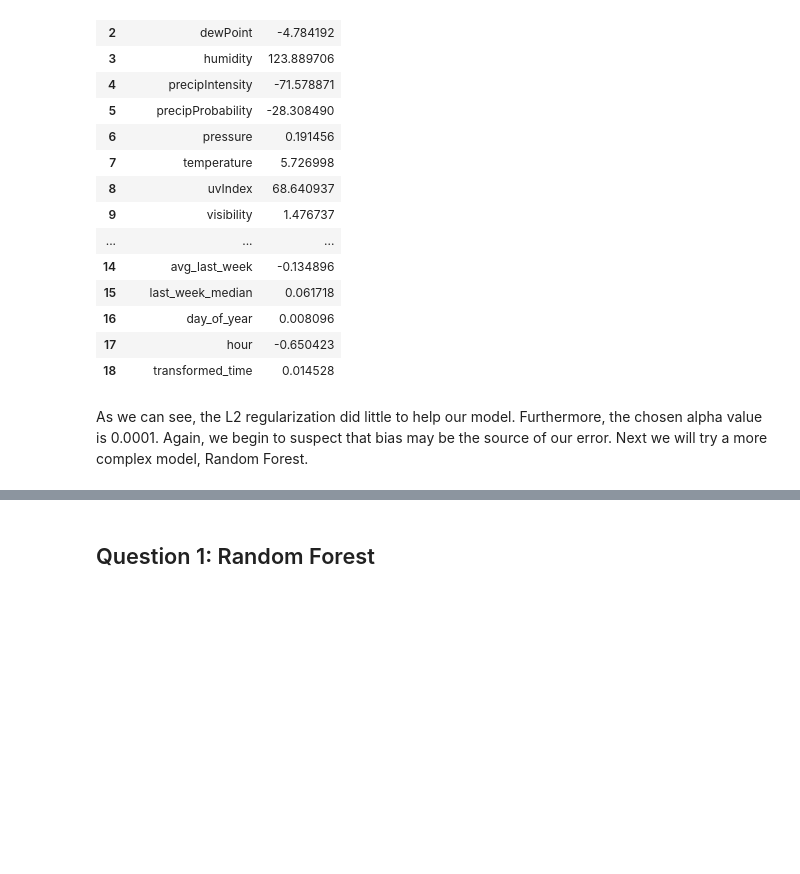
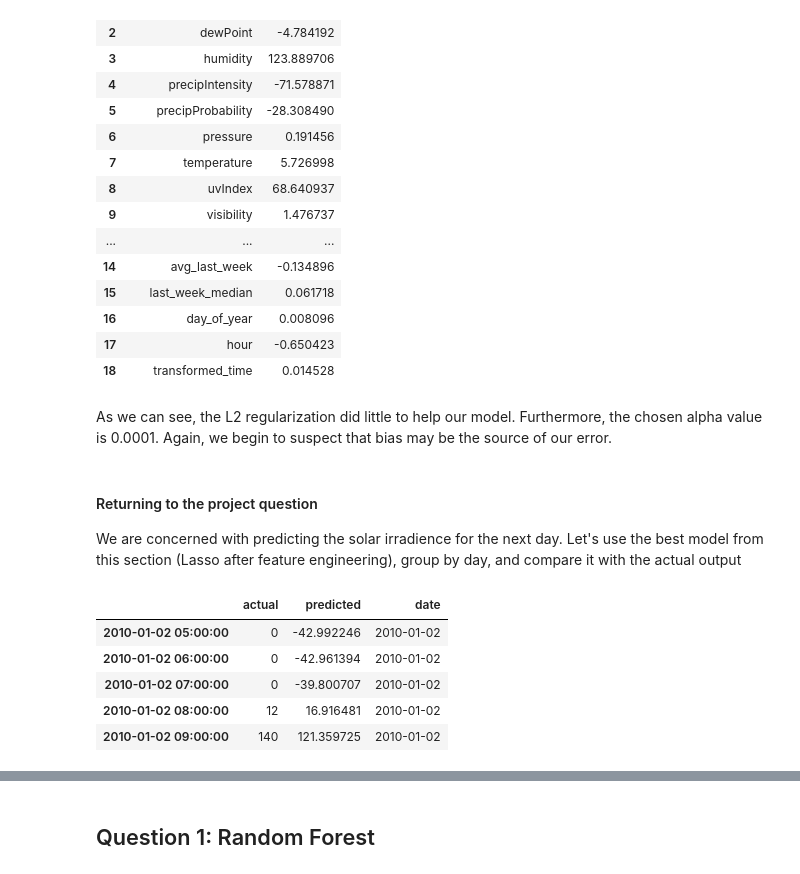
Before and after one commit to jackcsullivan/ER190C_final_proj, a Jupyter notebook: FinalProject.ipynb, the cells around one changed output, grey strips where cells are left out. Drawn from its saved outputs; the diff is of its cells as text; code cells hidden in the pictures; blank space fills up the shorter version.

```diff
--- a/FinalProject.ipynb
+++ b/FinalProject.ipynb
@@ -1201,4 +1201,21 @@ pd.DataFrame({
 | 17 | hour | -0.650423 |
 | 18 | transformed_time | 0.014528 |
 # %% [markdown]
-As we can see, the L2 regularization did little to help our model. Furthermore, the chosen alpha value is 0.0001. Again, we begin to suspect that bias may be the source of our error. Next we will try a more complex model, Random Forest.
+As we can see, the L2 regularization did little to help our model. Furthermore, the chosen alpha value is 0.0001. Again, we begin to suspect that bias may be the source of our error.
+# %% [markdown]
+#### Returning to the project question
+We are concerned with predicting the solar irradience for the next day. Let's use the best model from this section (Lasso after feature engineering), group by day, and compare it with the actual output
+# %%
+result = pd.DataFrame({
+    'actual': y_test,
+    'predicted': y_predict_lasso
+},index=X_test.index)
+result['date'] = [pd.to_datetime(i).date() for i in result.index]
+result.head()
+# %% [output]
+|  | actual | predicted | date |
+| 2010-01-02 05:00:00 | 0 | -42.992246 | 2010-01-02 |
+| 2010-01-02 06:00:00 | 0 | -42.961394 | 2010-01-02 |
+| 2010-01-02 07:00:00 | 0 | -39.800707 | 2010-01-02 |
+| 2010-01-02 08:00:00 | 12 | 16.916481 | 2010-01-02 |
+| 2010-01-02 09:00:00 | 140 | 121.359725 | 2010-01-02 |
```
Also changed, not shown: parts of 50 cells of this notebook.
